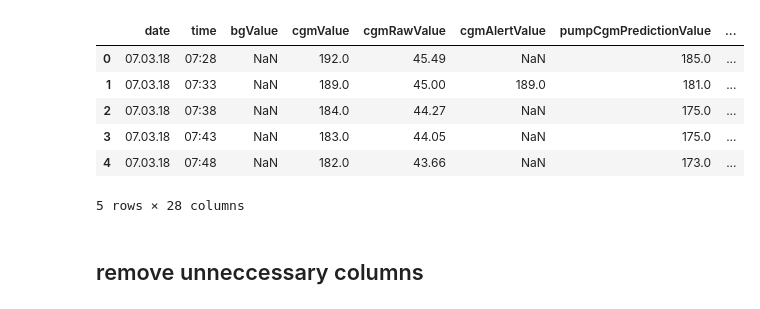
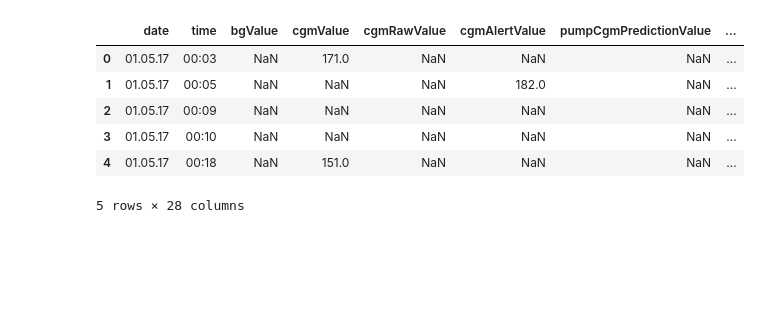
Before and after one commit to jorisberinger/t1d-prediction, a Jupyter notebook: data/Untitled.ipynb, the cells around one changed output. Saved outputs shown, nothing was run; the diff lists cells and outputs as text; code cells hidden in the pictures; blank space fills up the shorter version.

```diff
--- a/data/Untitled.ipynb
+++ b/data/Untitled.ipynb
@@ -4,13 +7,11 @@ import numpy as np
 # %%
-data = pd.read_csv("csv/data-o3.csv")
+data = pd.read_csv("csv/data_17_5.csv")
 data.head()
 # %% [output]
 |  | date | time | bgValue | cgmValue | cgmRawValue | cgmAlertValue | pumpCgmPredictionValue | ... |
-| 0 | 07.03.18 | 07:28 | NaN | 192.0 | 45.49 | NaN | 185.0 | ... |
-| 1 | 07.03.18 | 07:33 | NaN | 189.0 | 45.00 | 189.0 | 181.0 | ... |
-| 2 | 07.03.18 | 07:38 | NaN | 184.0 | 44.27 | NaN | 175.0 | ... |
-| 3 | 07.03.18 | 07:43 | NaN | 183.0 | 44.05 | NaN | 175.0 | ... |
-| 4 | 07.03.18 | 07:48 | NaN | 182.0 | 43.66 | NaN | 173.0 | ... |
+| 0 | 01.05.17 | 00:03 | NaN | 171.0 | NaN | NaN | NaN | ... |
+| 1 | 01.05.17 | 00:05 | NaN | NaN | NaN | 182.0 | NaN | ... |
+| 2 | 01.05.17 | 00:09 | NaN | NaN | NaN | NaN | NaN | ... |
+| 3 | 01.05.17 | 00:10 | NaN | NaN | NaN | NaN | NaN | ... |
+| 4 | 01.05.17 | 00:18 | NaN | 151.0 | NaN | NaN | NaN | ... |
 5 rows × 28 columns
-# %% [markdown]
-## remove unneccessary columns
```
Also changed, not shown: parts of 6 cells of this notebook, 3 other files.
